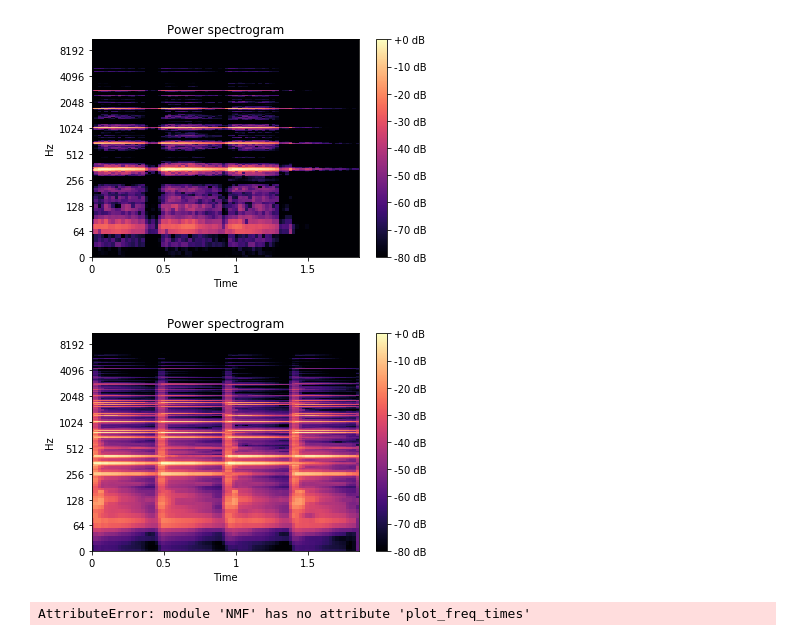
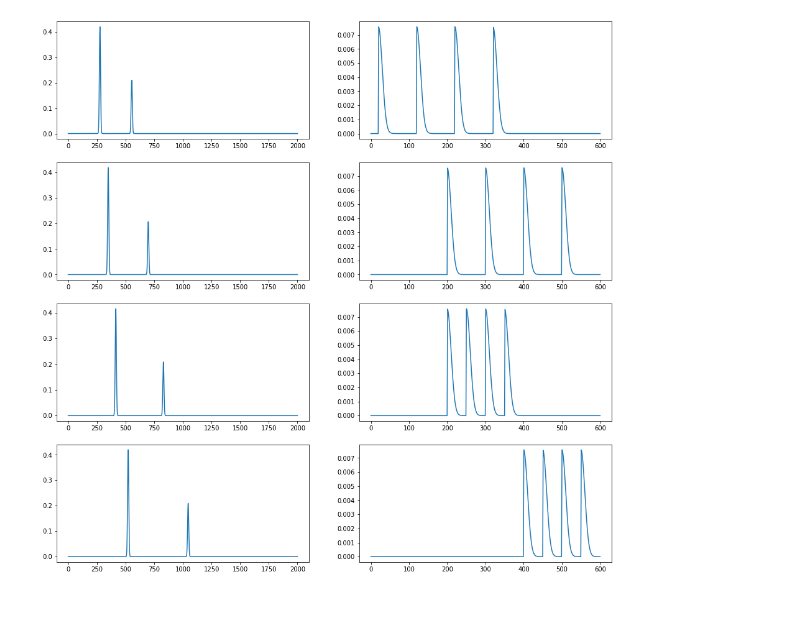
Before and after one commit to mariasoroka/StatisticalMachineLearning, a Jupyter notebook: tam_experiments.ipynb, the cells around one changed output. Saved outputs shown, nothing was run; the diff lists cells and outputs as text; code cells hidden in the pictures; blank space fills up the shorter version.

```diff
--- a/tam_experiments.ipynb
+++ b/tam_experiments.ipynb
@@ -18,16 +0,0 @@ C_matrices = matrix_to_factorize.wiener_reconstruction(W, H, WH)
-# %%
-new_spectrogram = Spectrogram(C_matrices[0], ViolinSpectrogram.fs)
-new_spectrogram.visualize()
-new_spectrogram.restore_recording("./data/exp_note.wav")
-# %% [output]
-[figure, removed]
-# %%
-new_spectrogram = Spectrogram(np.sqrt(WH), ViolinSpectrogram.fs)
-new_spectrogram.visualize()
-new_spectrogram.restore_recording("./data/exp_full.wav")
-# %% [output]
-[figure, removed]
-# %%
-plot_freq_times(W, H, ViolinSpectrogram)
-# %% [output]
-AttributeError: module 'NMF' has no attribute 'plot_freq_times'
@@ -33,0 +9,30 @@ AttributeError: module 'NMF' has no attribute 'plot_freq_times'
+# %%
+K = 4
+F = 1025
+N = 500
+W = np.zeros((F, K))
+H = np.zeros((K, N))
+# %%
+pitches = np.array([61, 65, 68, 72])
+times_set = np.array([[20, 120, 220, 320],[200, 300, 400, 500],[200, 250, 300, 350],[400, 450, 500, 550]])
+freq_set = 440 * np.power(2, (pitches - 69) / 12)
+
+frequencies = np.linspace(0, 2000, F)
+times = np.linspace(0, 600, N)
+
+for i in range(4):
+    W[:, i] = stats.norm.pdf(frequencies, loc=freq_set[i], scale=5) + 0.5 * stats.norm.pdf(frequencies, loc=2 * freq_set[i], scale=5)
+    for j in range(4):
+        H[i, :] += (times > times_set[i, j]) * stats.norm.pdf(times, loc=times_set[i, j], scale=10)
+for k in range(K):
+    norm_factor = np.linalg.norm(W[:, k])
+    W[:, k] = W[:, k] / norm_factor
+    H[k, :] = H[k, :] * norm_factor
+
+fig, axes = plt.subplots(K, 2, figsize=(8 * 2, K * 4))
+for i in range(K):
+    axes[i, 0].plot(frequencies, W[:, i])
+    axes[i, 1].plot(times, H[i, :])
+plt.show()
+# %% [output]
+[figure, added]
```
Also changed, not shown: parts of 13 cells of this notebook, 3 other files.
